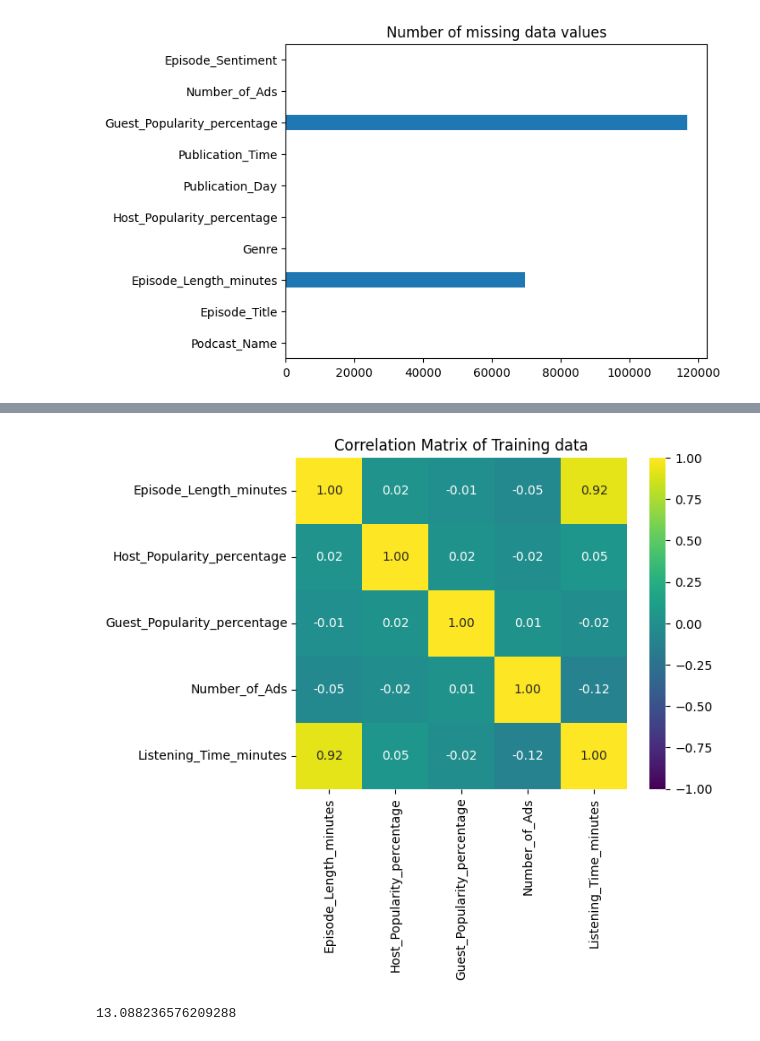
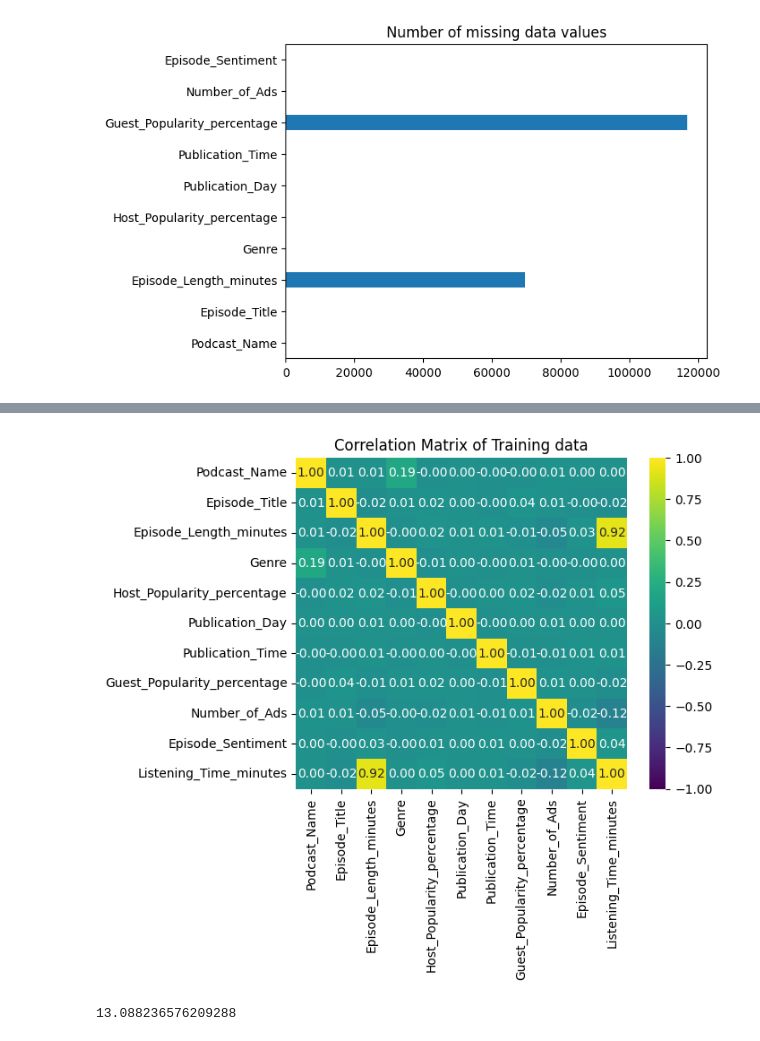
Before and after one commit to Enzo-Olivieri/Kaggle-S5-EP-4, a Jupyter notebook: listening_time_model.ipynb, the cells around one changed output, grey strips where cells are left out. Drawn from its saved outputs; the diff is of its cells as text; code cells hidden in the pictures.

```diff
--- a/listening_time_model.ipynb
+++ b/listening_time_model.ipynb
@@ -123,0 +138,6 @@ dtype: object
+# %%
+data = full_train.copy()
+label_encoder = LabelEncoder()
+
+for cat_feat in cat_features:
+    data[cat_feat] = label_encoder.fit_transform(data[cat_feat])
@@ -124,17 +154,17 @@ dtype: object
 # %%
-correlation_matrix = full_train[num_features].corr()
+correlation_matrix = data.corr()
 heatmap = sns.heatmap(correlation_matrix,
                       annot = True,
                       vmin = -1,
                       vmax = 1,
                       center = 0,
                       cmap = "viridis",
                       fmt = ".2f",
                       square = True)
 plt.title("Correlation Matrix of Training data")
 plt.show()
 # %% [output]
-[figure, old version]
+[figure, new version]
 # %%
 model = XGBRegressor(enable_categorical = True)
 model.fit(X_train, y_train)
```
Also changed, not shown: parts of 7 cells of this notebook.
